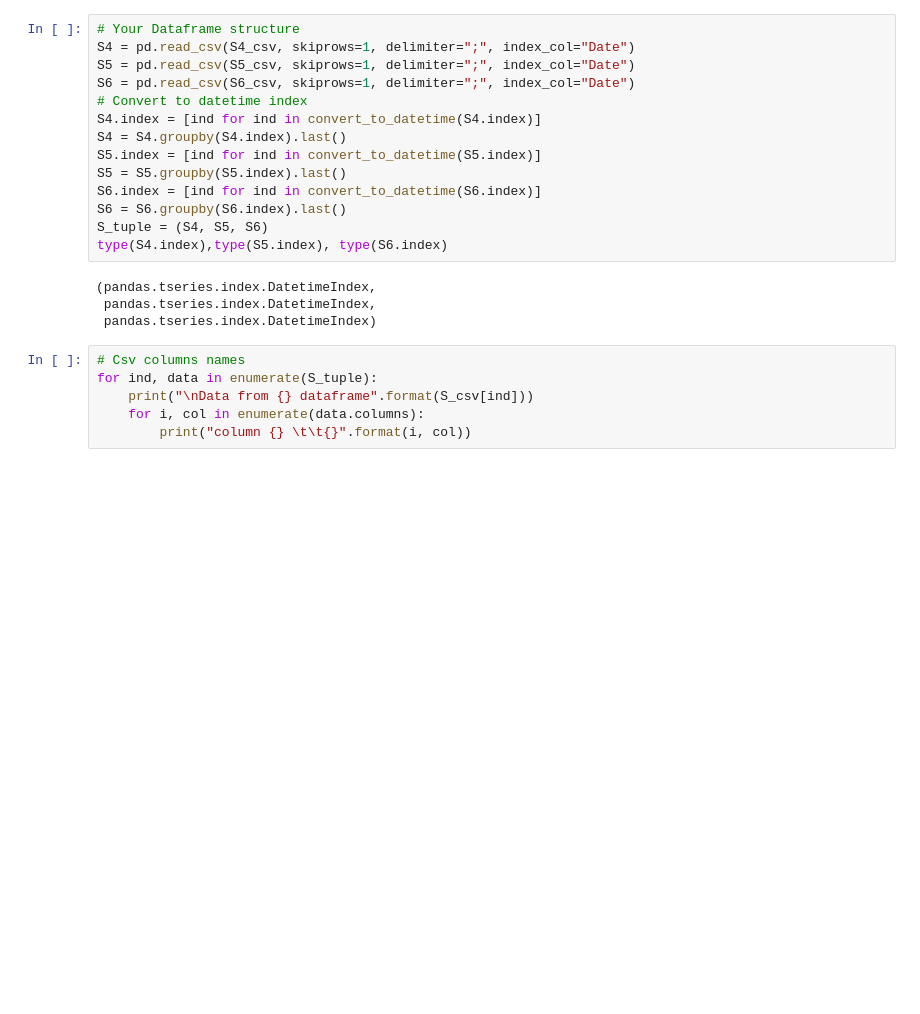
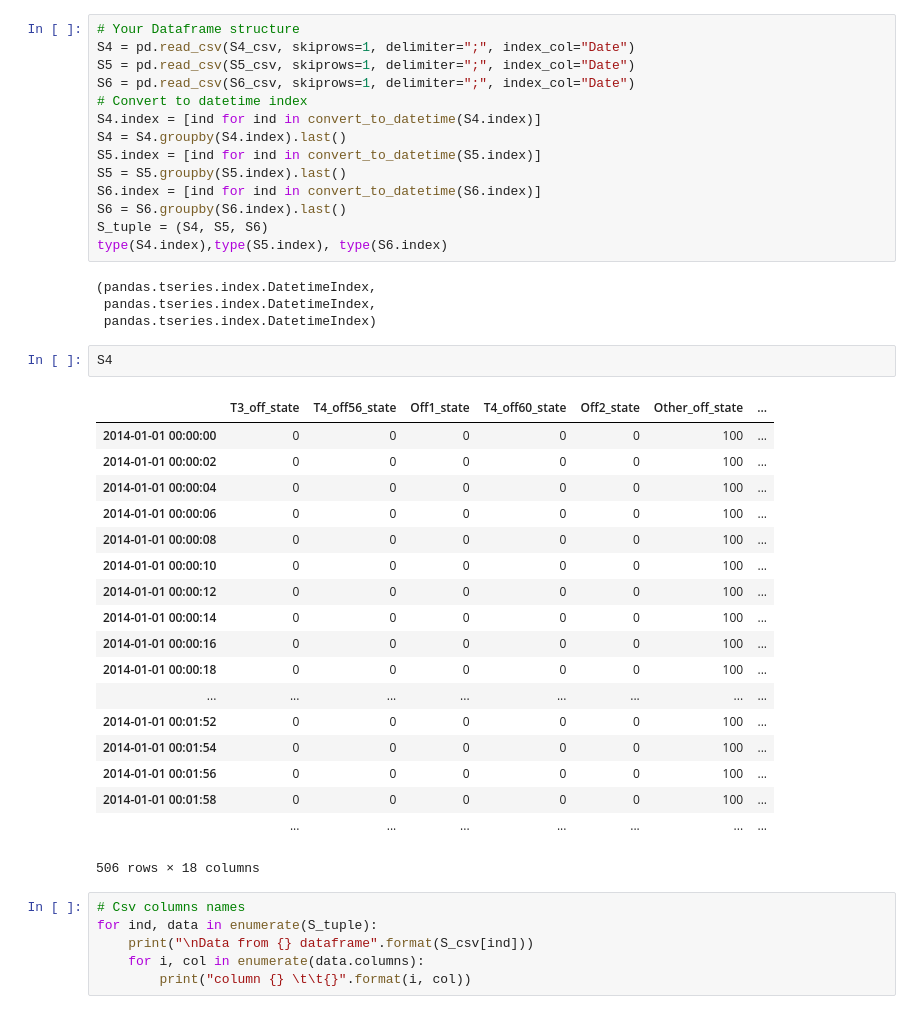
Before and after one commit to Pampipampupampa/Cours-Python, a Jupyter notebook: Work/Notebooks/csv_Reader.ipynb, the cells around one changed output. Saved outputs shown, nothing was run; the diff lists cells and outputs as text; blank space fills up the shorter version.

```diff
--- a/Work/Notebooks/csv_Reader.ipynb
+++ b/Work/Notebooks/csv_Reader.ipynb
@@ -73,6 +73,27 @@ type(S4.index),type(S5.index), type(S6.index)
 (pandas.tseries.index.DatetimeIndex,
  pandas.tseries.index.DatetimeIndex,
  pandas.tseries.index.DatetimeIndex)
+# %%
+S4
+# %% [output]
+|  | T3_off_state | T4_off56_state | Off1_state | T4_off60_state | Off2_state | Other_off_state | ... |
+| 2014-01-01 00:00:00 | 0 | 0 | 0 | 0 | 0 | 100 | ... |
+| 2014-01-01 00:00:02 | 0 | 0 | 0 | 0 | 0 | 100 | ... |
+| 2014-01-01 00:00:04 | 0 | 0 | 0 | 0 | 0 | 100 | ... |
+| 2014-01-01 00:00:06 | 0 | 0 | 0 | 0 | 0 | 100 | ... |
+| 2014-01-01 00:00:08 | 0 | 0 | 0 | 0 | 0 | 100 | ... |
+| 2014-01-01 00:00:10 | 0 | 0 | 0 | 0 | 0 | 100 | ... |
+| 2014-01-01 00:00:12 | 0 | 0 | 0 | 0 | 0 | 100 | ... |
+| 2014-01-01 00:00:14 | 0 | 0 | 0 | 0 | 0 | 100 | ... |
+| 2014-01-01 00:00:16 | 0 | 0 | 0 | 0 | 0 | 100 | ... |
+| 2014-01-01 00:00:18 | 0 | 0 | 0 | 0 | 0 | 100 | ... |
+| ... | ... | ... | ... | ... | ... | ... | ... |
+| 2014-01-01 00:01:52 | 0 | 0 | 0 | 0 | 0 | 100 | ... |
+| 2014-01-01 00:01:54 | 0 | 0 | 0 | 0 | 0 | 100 | ... |
+| 2014-01-01 00:01:56 | 0 | 0 | 0 | 0 | 0 | 100 | ... |
+| 2014-01-01 00:01:58 | 0 | 0 | 0 | 0 | 0 | 100 | ... |
+|  | ... | ... | ... | ... | ... | ... | ... |
+506 rows × 18 columns
 # %%
 # Csv columns names
 for ind, data in enumerate(S_tuple):
```
Also changed, not shown: parts of 1 cell of this notebook.
